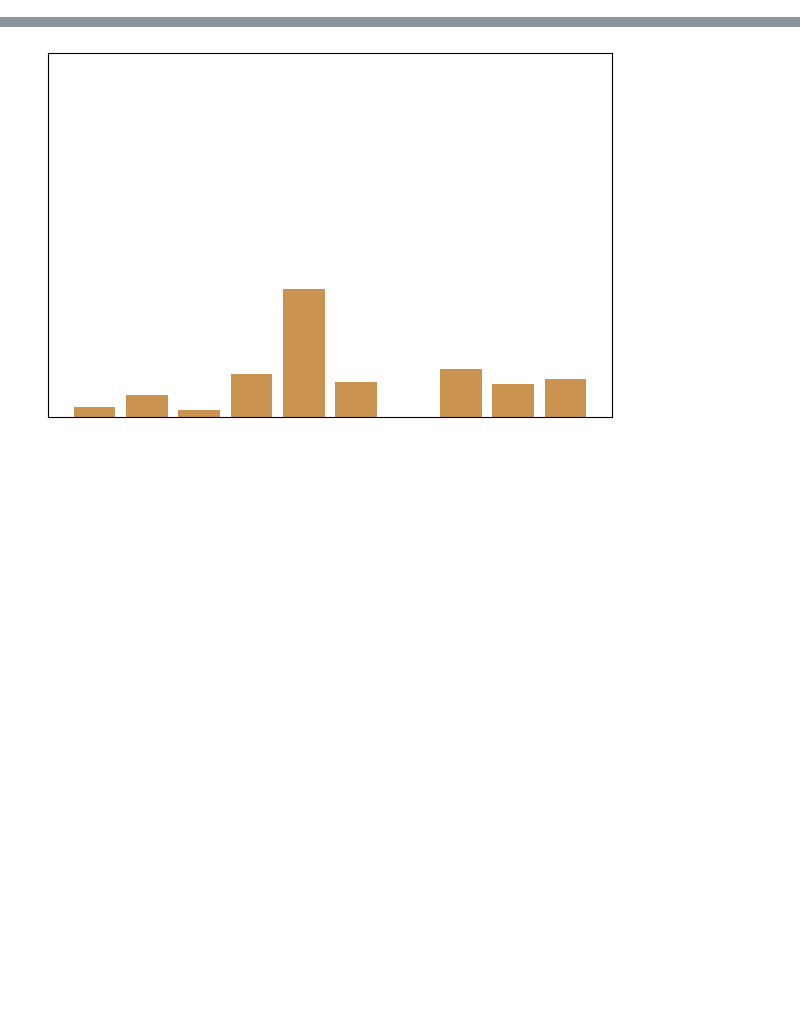
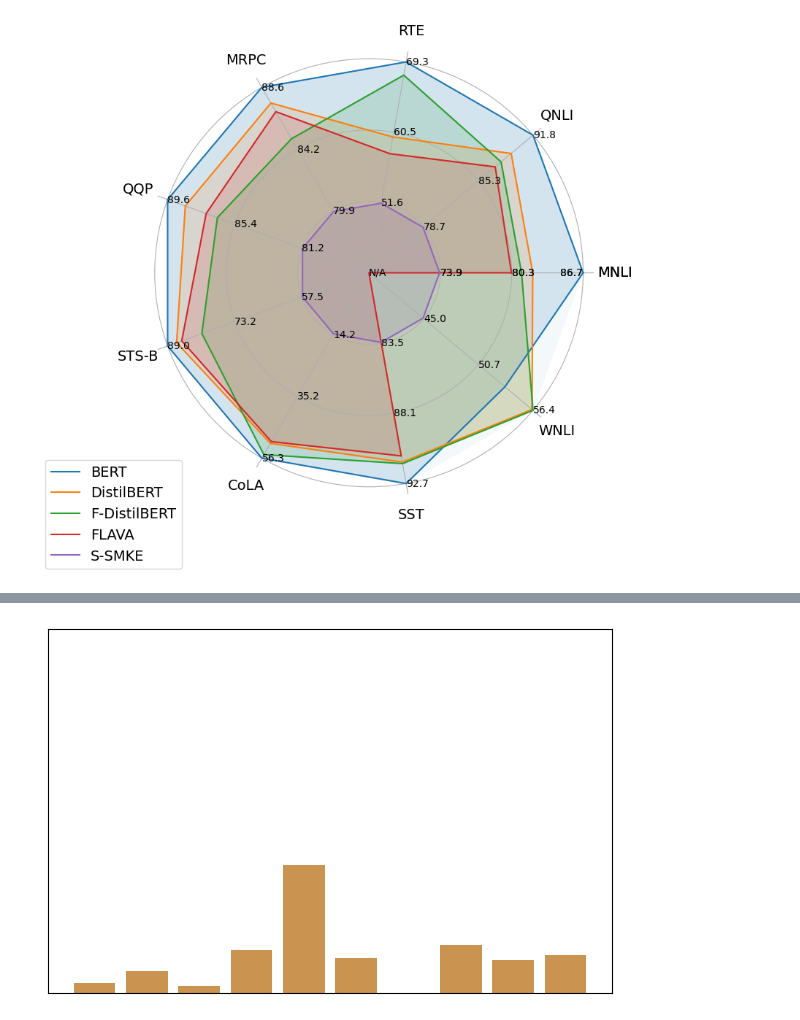
Before and after one commit to TimCares/MasterThesis, a Jupyter notebook: src/visualizations/plots.ipynb, the cells around one changed output, grey strips where cells are left out. Drawn from its saved outputs; the diff is of its cells as text; code cells hidden in the pictures; blank space fills up the shorter version.

```diff
--- a/src/visualizations/plots.ipynb
+++ b/src/visualizations/plots.ipynb
@@ -6,0 +129,17 @@ import pandas as pd
+# %%
+df = pd.DataFrame({
+        'x': ['MNLI', 'QNLI', 'RTE', 'MRPC', 'QQP', 'STS-B', 'CoLA', 'SST', 'WNLI'],
+        'BERT': [86.7, 91.8, 69.3, 88.6, 89.6, 89.0, 56.3, 92.7, 53.5, ],
+        'DistilBERT': [82.2, 89.2, 59.9, 87.5, 88.5, 86.9, 51.3, 91.3, 56.3, ],
+        'F-DistilBERT': [81.2, 88.0, 67.64, 85.0, 86.5, 81.0, 55.1, 91.4, 56.4,],
+        'FLAVA': [80.3, 87.3, 57.8, 86.9, 87.2, 85.7, 50.7, 90.9, np.nan],
+        'S-SMKE': [73.88, 78.71, 51.6, 79.9, 81.2, 57.5, 14.2, 83.5, 45.04,],
+    })
+df
+spider(
+    df,
+    id_column='x',
+    colors=['#1f77b4', '#ff7f0e', '#2ca02c', '#d62728', '#9467bd']
+)
+# %% [output]
+[figure, added]
```
Also changed, not shown: parts of 13 cells of this notebook, 3 other files.
